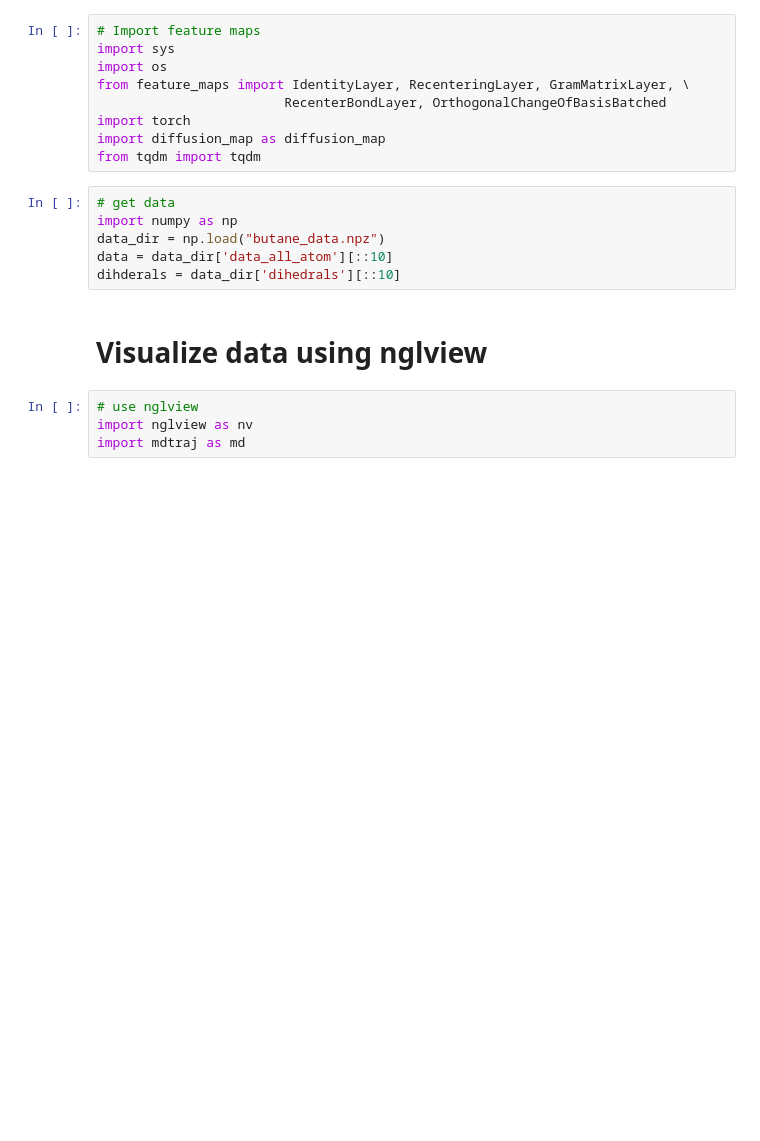
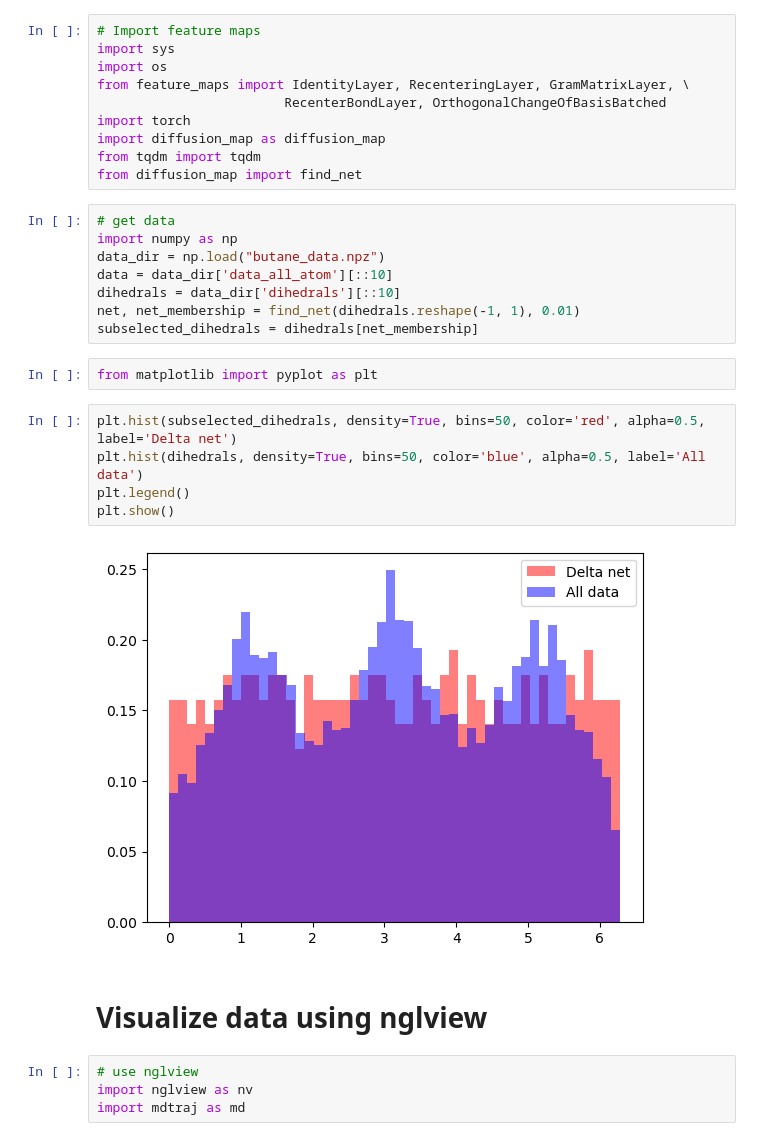
Before and after one commit to ShashankSule/CV_learning_butane, a Jupyter notebook: additional_figs/embeddings/plotter.ipynb, the cells around one changed output. Drawn from its saved outputs; the diff is of its cells as text; blank space fills up the shorter version.

Commit message:
added delta net

```diff
--- a/additional_figs/embeddings/plotter.ipynb
+++ b/additional_figs/embeddings/plotter.ipynb
@@ -7,12 +7,24 @@ from feature_maps import IdentityLayer, RecenteringLayer, GramMatrixLayer, \
 import torch
 import diffusion_map as diffusion_map
 from tqdm import tqdm
+from diffusion_map import find_net
 # %%
 # get data
 import numpy as np
 data_dir = np.load("butane_data.npz")
 data = data_dir['data_all_atom'][::10]
-dihderals = data_dir['dihedrals'][::10]
+dihedrals = data_dir['dihedrals'][::10]
+net, net_membership = find_net(dihedrals.reshape(-1, 1), 0.01)
+subselected_dihedrals = dihedrals[net_membership]
+# %%
+from matplotlib import pyplot as plt
+# %%
+plt.hist(subselected_dihedrals, density=True, bins=50, color='red', alpha=0.5, label='Delta net')
+plt.hist(dihedrals, density=True, bins=50, color='blue', alpha=0.5, label='All data')
+plt.legend()
+plt.show()
+# %% [output]
+[figure, added]
 # %% [markdown]
 # Visualize data using nglview
 # %%
```
Also changed, not shown: 1 other file.
